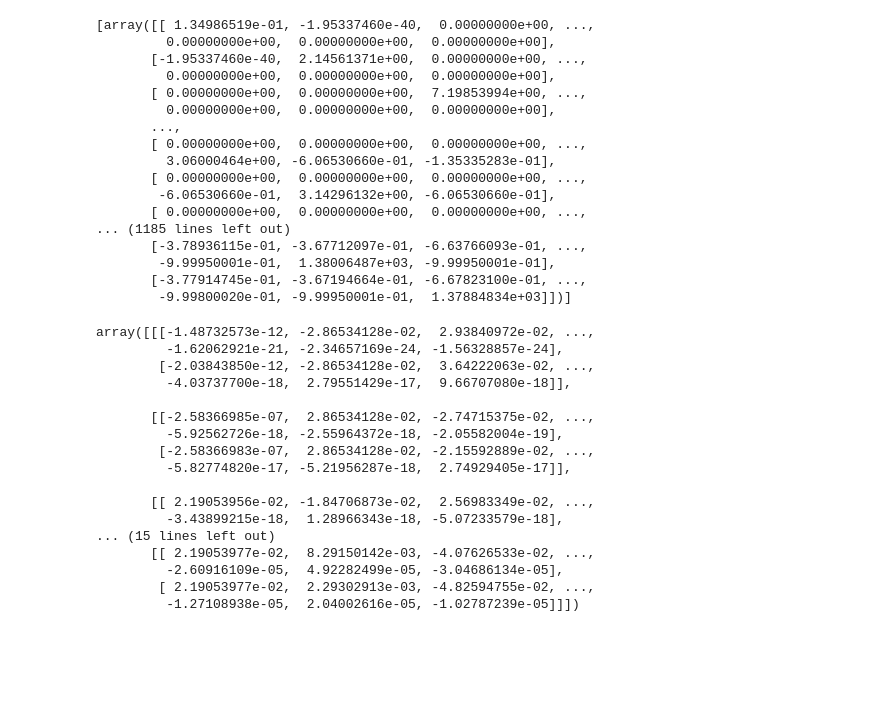
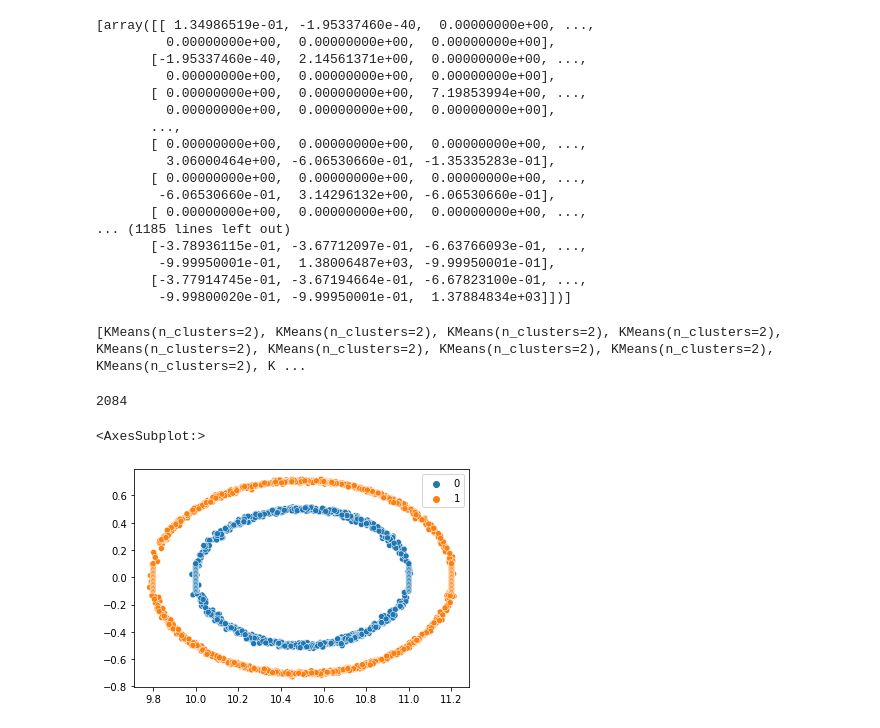
Before and after one commit to Karitori/SpectralClustering_vs_Kmeans, a Jupyter notebook: 1ML.ipynb, the cells around one changed output. Cells and saved outputs as stored; diff of their text form; code cells hidden in the pictures; blank space fills up the shorter version.

```diff
--- a/1ML.ipynb
+++ b/1ML.ipynb
@@ -72,26 +75,28 @@ print(L)
         -9.99950001e-01,  1.38006487e+03, -9.99950001e-01],
        [-3.77914745e-01, -3.67194664e-01, -6.67823100e-01, ...,
         -9.99800020e-01, -9.99950001e-01,  1.37884834e+03]])]
-# %%
-eig_values, eig_vectors = np.linalg.eigh(L)
-# %%
-U = eig_vectors[:, :2]
+# %%
+
+arr_of_kmeans=[]
+for i in range(len(sigma)):
+    eig_values,eig_vectors=np.linalg.eigh(L[i])
+    U=eig_vectors[:,1:2]
+    kmean=KMeans(n_clusters=2).fit(U.reshape(-1,1))
+    arr_of_kmeans.append(kmean)
+
+print(arr_of_kmeans)
+# %% [output]
+[KMeans(n_clusters=2), KMeans(n_clusters=2), KMeans(n_clusters=2), KMeans(n_clusters=2), KMeans(n_clusters=2), KMeans(n_clusters=2), KMeans(n_clusters=2), KMeans(n_clusters=2), KMeans(n_clusters=2), K ...
 # %%
+eig_values,eig_vectors=np.linalg.eigh(L[0])
+U=eig_vectors[:,1:2]
+y=arr_of_kmeans[0].predict(U.reshape(-1,1))
+print(len(y))
 # %% [output]
-array([[[-1.48732573e-12, -2.86534128e-02,  2.93840972e-02, ...,
-         -1.62062921e-21, -2.34657169e-24, -1.56328857e-24],
-        [-2.03843850e-12, -2.86534128e-02,  3.64222063e-02, ...,
-         -4.03737700e-18,  2.79551429e-17,  9.66707080e-18]],
-
-       [[-2.58366985e-07,  2.86534128e-02, -2.74715375e-02, ...,
-         -5.92562726e-18, -2.55964372e-18, -2.05582004e-19],
-        [-2.58366983e-07,  2.86534128e-02, -2.15592889e-02, ...,
-         -5.82774820e-17, -5.21956287e-18,  2.74929405e-17]],
-
-       [[ 2.19053956e-02, -1.84706873e-02,  2.56983349e-02, ...,
-         -3.43899215e-18,  1.28966343e-18, -5.07233579e-18],
-... (15 lines left out)
-       [[ 2.19053977e-02,  8.29150142e-03, -4.07626533e-02, ...,
-         -2.60916109e-05,  4.92282499e-05, -3.04686134e-05],
-        [ 2.19053977e-02,  2.29302913e-03, -4.82594755e-02, ...,
-         -1.27108938e-05,  2.04002616e-05, -1.02787239e-05]]])
+2084
+# %%
+
+sns.scatterplot(x=data[:,0], y=data[:,1],hue=y)
+# %% [output]
+<AxesSubplot:>
+[figure, added]
```
Also changed, not shown: parts of 1 cell of this notebook.
